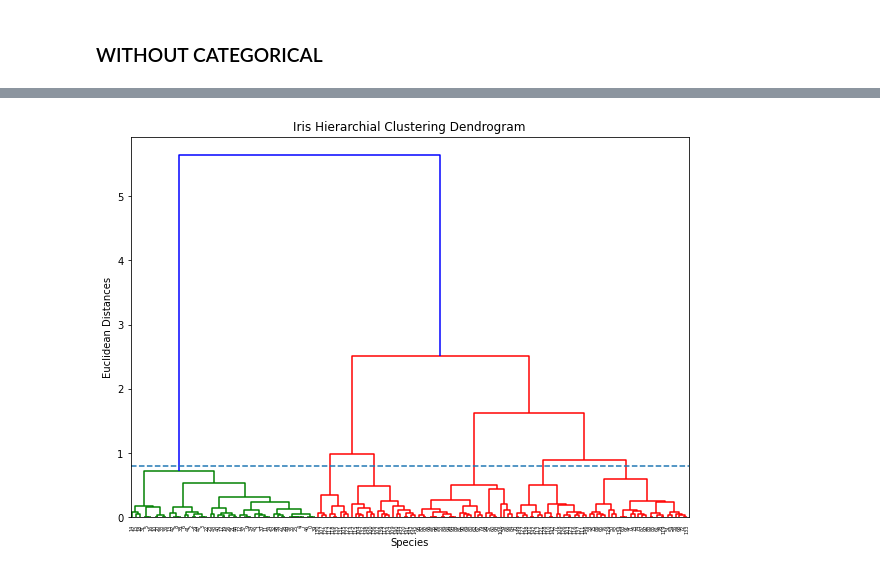
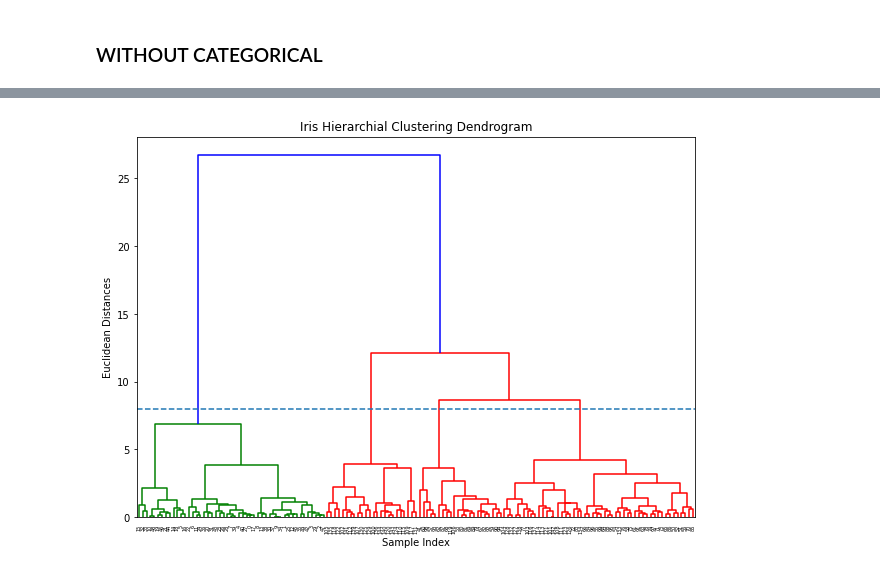
Before and after one commit to lauren-esser/Hierarchial_Clustering_Practice, a Jupyter notebook: Hierarchal Clustering Practice.ipynb, the cells around one changed output, grey strips where cells are left out. Saved outputs shown, nothing was run; the diff lists cells and outputs as text; code cells hidden in the pictures.

```diff
--- a/Hierarchal Clustering Practice.ipynb
+++ b/Hierarchal Clustering Practice.ipynb
@@ -109,8 +149,8 @@ num_cols.head()
 | 5 | 5.0 | 3.6 | 1.4 | 0.2 |
 # %%
 x = num_cols.values
-min_max_scaler = preprocessing.MinMaxScaler()
-x_scaled = min_max_scaler.fit_transform(x)
+Standard_scaler = preprocessing.StandardScaler()
+x_scaled = Standard_scaler.fit_transform(x)
 num_cols_scaled = pd.DataFrame(x_scaled, index = num_cols.index,
                               columns = num_cols.columns)
 num_cols_scaled.head()
@@ -125,7 +165,7 @@ num_cols_scaled.head()
 # %% [markdown]
 ---
 # %%
-cat_cols = df.select_dtypes('object')
+cat_cols = df_witheld.select_dtypes('object')
 cat_cols.head()
 # %% [output]
 |  | Species |
@@ -213,4 +255,5 @@ Text(0.5, 1.0, 'Clusters')
 # %% [markdown]
 ### WITHOUT CATEGORICAL
 # %%
-X = df_scaled.iloc[:, [0,3]].values
+X = df_scaled.iloc[:, 0:4]
+X.head()
@@ -216,0 +270,6 @@ X = df_scaled.iloc[:, [0,3]].values
+# %%
+pca = PCA()
+pca_comp = pca.fit_transform(X)
+
+print('Original Shape: ', X.shape)
+print('Transformed Shape: ', pca_comp.shape)
@@ -217,13 +335,13 @@ X = df_scaled.iloc[:, [0,3]].values
 # %%
 #plot dengrogram
 plt.figure(figsize=(10, 7))
-dend = shc.dendrogram(shc.linkage(X, method='ward'))
-plt.axhline(linestyle='--', y=.8)
+dend = shc.dendrogram(shc.linkage(pca_comp, method='ward'))
+plt.axhline(linestyle='--', y=8)
 plt.ylabel('Euclidean Distances')
-plt.xlabel('Species')
+plt.xlabel('Sample Index')
 plt.title('Iris Hierarchial Clustering Dendrogram')
 
 plt.show()
 # %% [output]
-[figure, old version]
+[figure, new version]
 # %%
```
Also changed, not shown: parts of 35 cells of this notebook.
